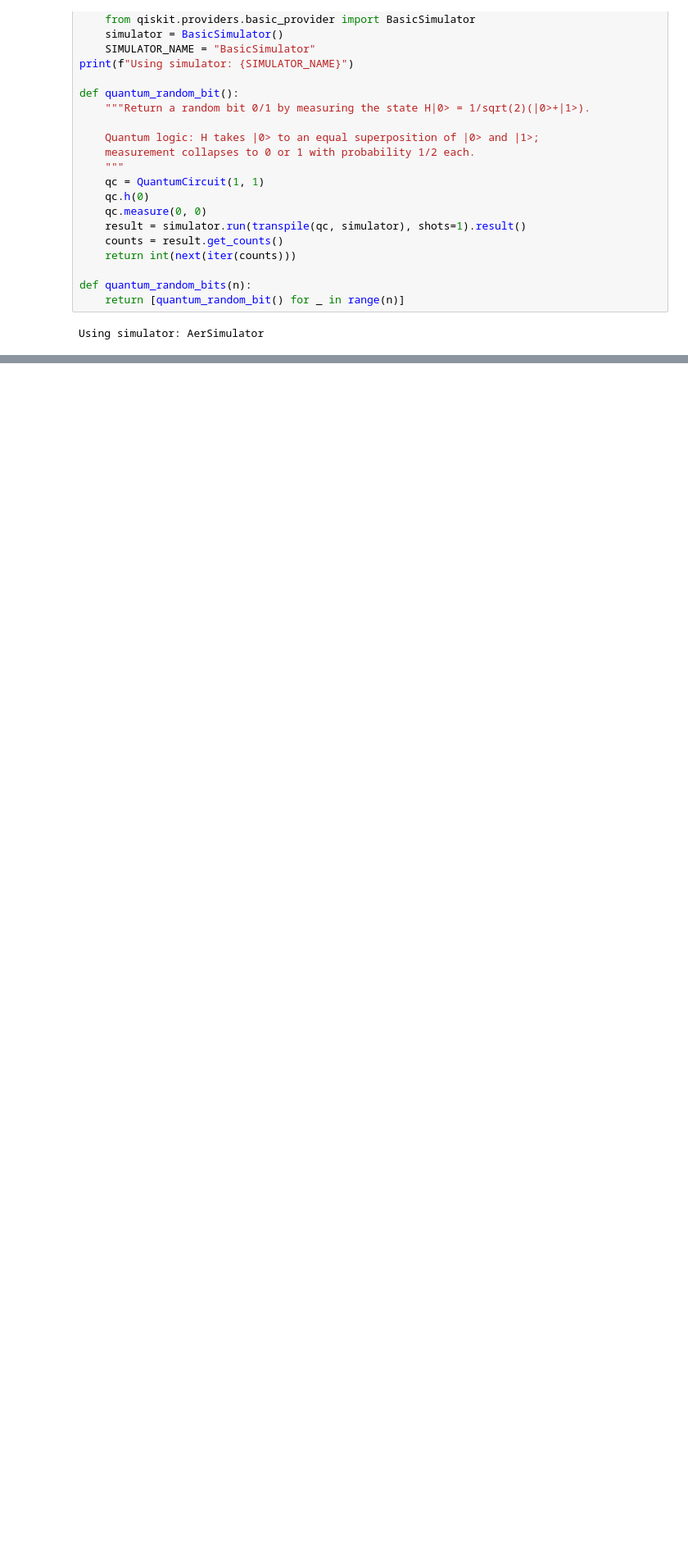
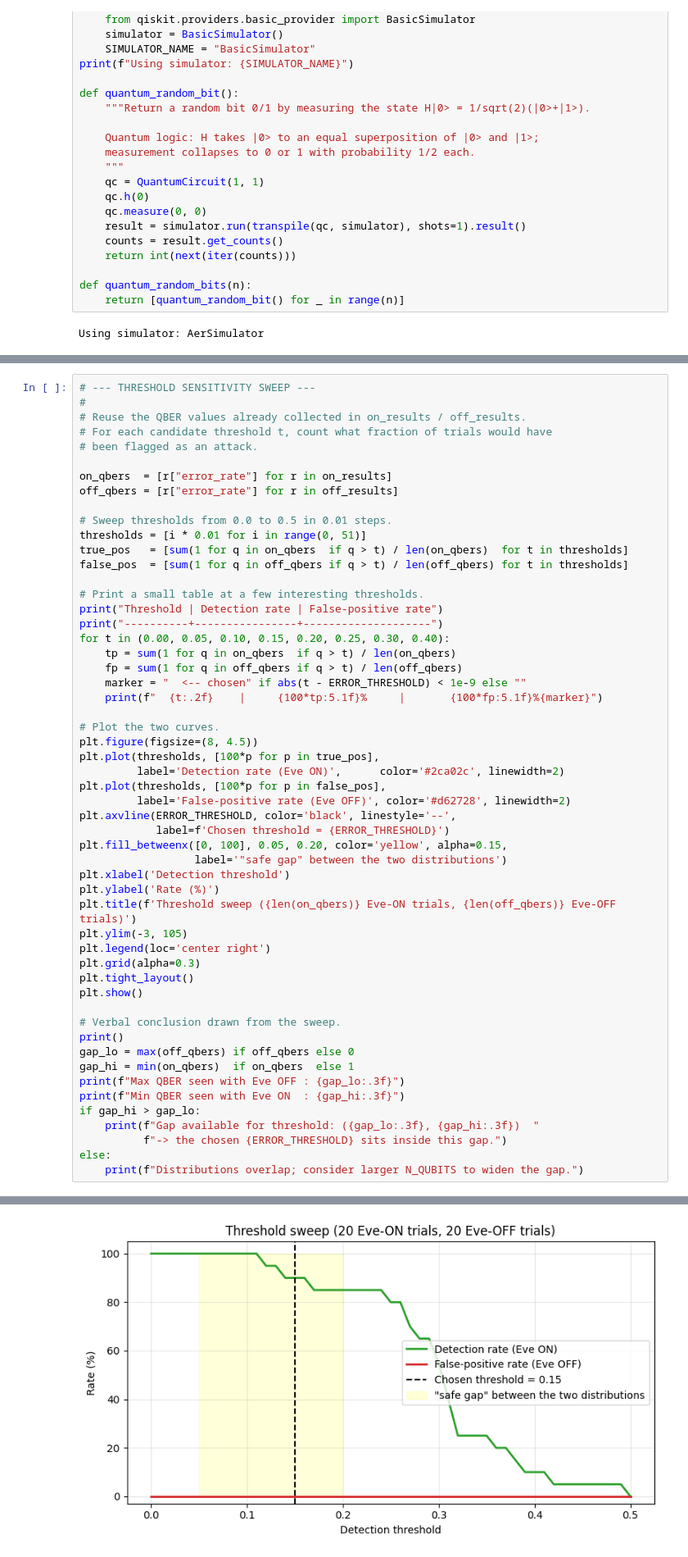
Before and after one commit to THibiki/SIT-UofG-QC-Assignment, a Jupyter notebook: BB84-Attacker.ipynb, the cells around one changed output, grey strips where cells are left out. Shown at 82% size. Cells and saved outputs as stored; diff of their text form; blank space fills up the shorter version.

```diff
--- a/BB84-Attacker.ipynb
+++ b/BB84-Attacker.ipynb
@@ -362,0 +589,55 @@ Running 20 trials with Eve ON, then 20 with Eve OFF (this may take a couple of m
+# %%
+# --- THRESHOLD SENSITIVITY SWEEP ---
+#
+# Reuse the QBER values already collected in on_results / off_results.
+# For each candidate threshold t, count what fraction of trials would have
+# been flagged as an attack.
+
+on_qbers  = [r["error_rate"] for r in on_results]
+off_qbers = [r["error_rate"] for r in off_results]
+
+# Sweep thresholds from 0.0 to 0.5 in 0.01 steps.
+thresholds = [i * 0.01 for i in range(0, 51)]
+true_pos   = [sum(1 for q in on_qbers  if q > t) / len(on_qbers)  for t in thresholds]
+false_pos  = [sum(1 for q in off_qbers if q > t) / len(off_qbers) for t in thresholds]
+
+# Print a small table at a few interesting thresholds.
+print("Threshold | Detection rate | False-positive rate")
+print("----------+----------------+--------------------")
+for t in (0.00, 0.05, 0.10, 0.15, 0.20, 0.25, 0.30, 0.40):
+    tp = sum(1 for q in on_qbers  if q > t) / len(on_qbers)
+    fp = sum(1 for q in off_qbers if q > t) / len(off_qbers)
+    marker = "  <-- chosen" if abs(t - ERROR_THRESHOLD) < 1e-9 else ""
+    print(f"  {t:.2f}    |     {100*tp:5.1f}%     |       {100*fp:5.1f}%{marker}")
+
+# Plot the two curves.
+plt.figure(figsize=(8, 4.5))
+plt.plot(thresholds, [100*p for p in true_pos],
+         label='Detection rate (Eve ON)',      color='#2ca02c', linewidth=2)
+plt.plot(thresholds, [100*p for p in false_pos],
+         label='False-positive rate (Eve OFF)', color='#d62728', linewidth=2)
+plt.axvline(ERROR_THRESHOLD, color='black', linestyle='--',
+            label=f'Chosen threshold = {ERROR_THRESHOLD}')
+plt.fill_betweenx([0, 100], 0.05, 0.20, color='yellow', alpha=0.15,
+                  label='"safe gap" between the two distributions')
+plt.xlabel('Detection threshold')
+plt.ylabel('Rate (%)')
+plt.title(f'Threshold sweep ({len(on_qbers)} Eve-ON trials, {len(off_qbers)} Eve-OFF trials)')
+plt.ylim(-3, 105)
+plt.legend(loc='center right')
+plt.grid(alpha=0.3)
+plt.tight_layout()
+plt.show()
+
+# Verbal conclusion drawn from the sweep.
+print()
+gap_lo = max(off_qbers) if off_qbers else 0
+gap_hi = min(on_qbers)  if on_qbers  else 1
+print(f"Max QBER seen with Eve OFF : {gap_lo:.3f}")
+print(f"Min QBER seen with Eve ON  : {gap_hi:.3f}")
+if gap_hi > gap_lo:
+    print(f"Gap available for threshold: ({gap_lo:.3f}, {gap_hi:.3f})  "
+          f"-> the chosen {ERROR_THRESHOLD} sits inside this gap.")
+else:
+    print(f"Distributions overlap; consider larger N_QUBITS to widen the gap.")
+# %% [output]
@@ -362,0 +654 @@ Running 20 trials with Eve ON, then 20 with Eve OFF (this may take a couple of m
+[figure, added]
```
Also changed, not shown: parts of 26 cells of this notebook.
